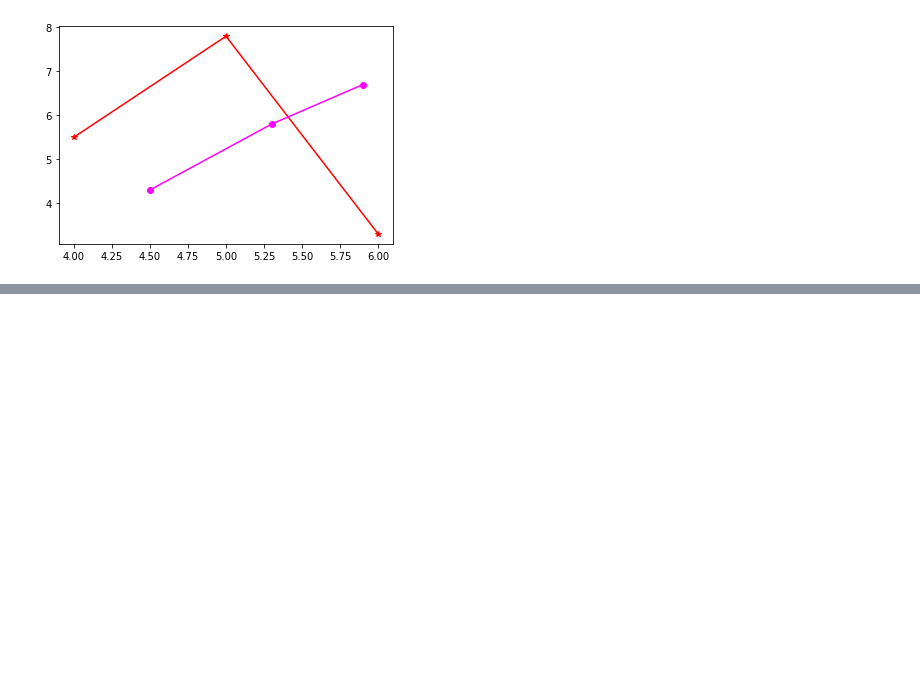
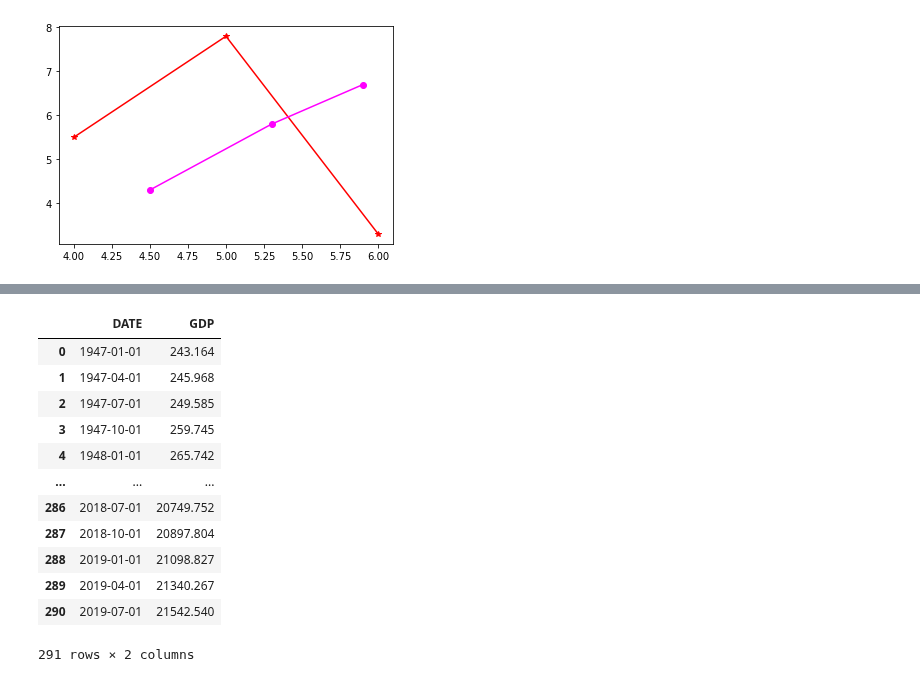
Before and after one commit to jnaiman/csci-p-14110_su2020, a Jupyter notebook: lesson02/inClass_lesson02.ipynb, the cells around one changed output, grey strips where cells are left out. Drawn from its saved outputs; the diff is of its cells as text; code cells hidden in the pictures; blank space fills up the shorter version.

```diff
--- a/lesson02/inClass_lesson02.ipynb
+++ b/lesson02/inClass_lesson02.ipynb
@@ -535,0 +555,16 @@ plt.show() # explicitly show the plot, but don't give us all the extra info
+# %%
+gdp
+# %% [output]
+|  | DATE | GDP |
+| 0 | 1947-01-01 | 243.164 |
+| 1 | 1947-04-01 | 245.968 |
+| 2 | 1947-07-01 | 249.585 |
+| 3 | 1947-10-01 | 259.745 |
+| 4 | 1948-01-01 | 265.742 |
+| ... | ... | ... |
+| 286 | 2018-07-01 | 20749.752 |
+| 287 | 2018-10-01 | 20897.804 |
+| 288 | 2019-01-01 | 21098.827 |
+| 289 | 2019-04-01 | 21340.267 |
+| 290 | 2019-07-01 | 21542.540 |
+291 rows × 2 columns
```
Also changed, not shown: parts of 6 cells of this notebook, 19 other files.
